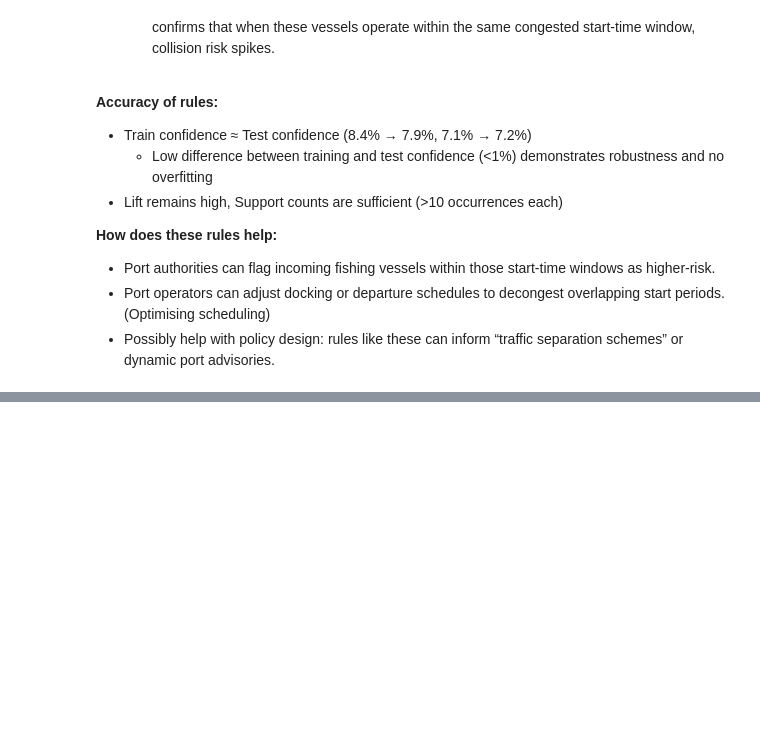
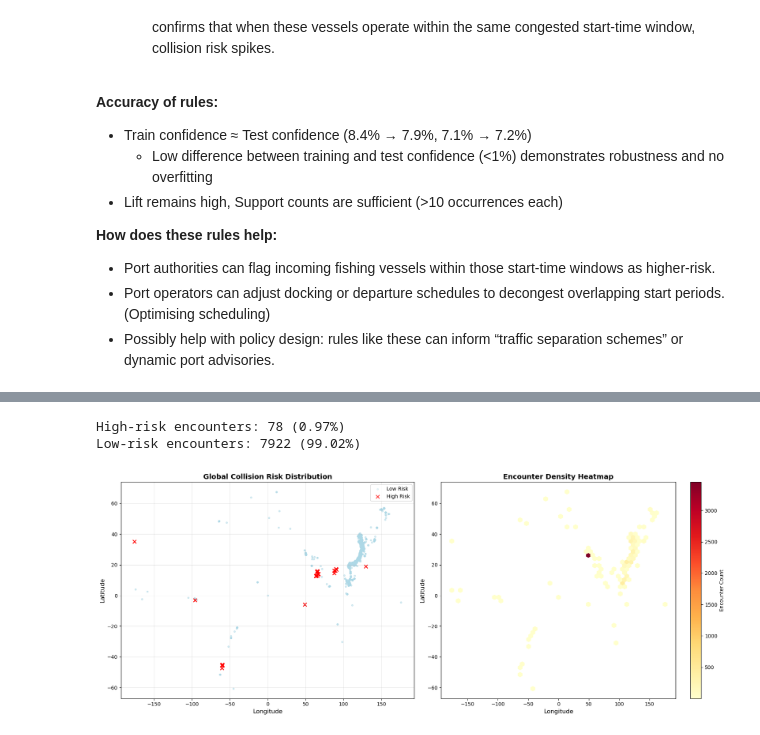
Before and after one commit to zuweii/datamining, a Jupyter notebook: collision.ipynb, the cells around one changed output, grey strips where cells are left out. Saved outputs shown, nothing was run; the diff lists cells and outputs as text; code cells hidden in the pictures; blank space fills up the shorter version.

Commit message:
Added in Geospatial Analysis for Collisions

```diff
--- a/collision.ipynb
+++ b/collision.ipynb
@@ -499,0 +529,36 @@ encounter_potentialRisk = True is extremely rare in the dataset: only about 0.98
+# %%
+# Separate high-risk and low-risk encounters
+high_risk = df[df['encounter__potentialRisk'] == True]
+low_risk = df[df['encounter__potentialRisk'] == False]
+
+print(f"High-risk encounters: {len(high_risk)} ({len(high_risk)/len(df)*100:.2f}%)")
+print(f"Low-risk encounters: {len(low_risk)} ({len(low_risk)/len(df)*100:.2f}%)")
+
+# Create scatter plot
+fig, axes = plt.subplots(1, 2, figsize=(18, 7))
+
+# All encounters map
+axes[0].scatter(low_risk['position__lon'], low_risk['position__lat'],
+                c='lightblue', alpha=0.3, s=10, label='Low Risk')
+axes[0].scatter(high_risk['position__lon'], high_risk['position__lat'],
+                c='red', alpha=0.8, s=50, marker='x', label='High Risk')
+axes[0].set_xlabel('Longitude', fontsize=12)
+axes[0].set_ylabel('Latitude', fontsize=12)
+axes[0].set_title('Global Collision Risk Distribution', fontsize=14, fontweight='bold')
+axes[0].legend()
+axes[0].grid(True, alpha=0.3)
+
+# Density plot
+axes[1].hexbin(df['position__lon'], df['position__lat'],
+               gridsize=50, cmap='YlOrRd', mincnt=1)
+axes[1].set_xlabel('Longitude', fontsize=12)
+axes[1].set_ylabel('Latitude', fontsize=12)
+axes[1].set_title('Encounter Density Heatmap', fontsize=14, fontweight='bold')
+plt.colorbar(axes[1].collections[0], ax=axes[1], label='Encounter Count')
+
+plt.tight_layout()
+plt.show()
+# %% [output]
+High-risk encounters: 78 (0.97%)
+Low-risk encounters: 7922 (99.02%)
+[figure, added]
```
Also changed, not shown: parts of 9 cells of this notebook, 1 other file.
